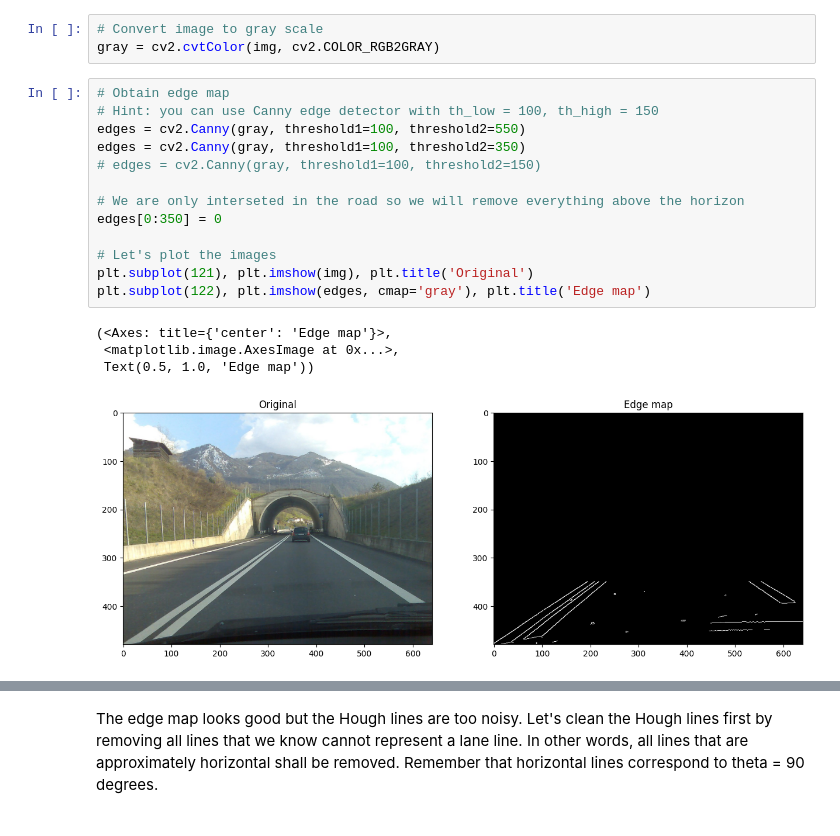
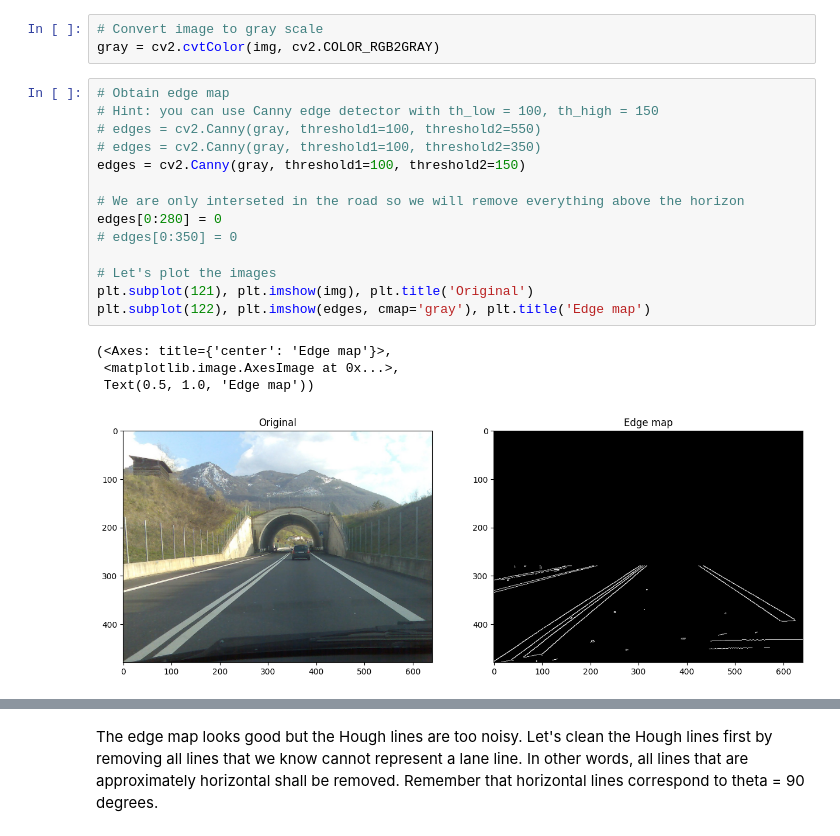
Before and after one commit to KlymentievMaksym/MMROKZ, a Jupyter notebook: Lab4/Lab4.ipynb, the cells around one changed output, grey strips where cells are left out. Cells and saved outputs as stored; diff of their text form.

```diff
--- a/Lab4/Lab4.ipynb
+++ b/Lab4/Lab4.ipynb
@@ -57,21 +60,22 @@ gray = cv2.cvtColor(img, cv2.COLOR_RGB2GRAY)
 # %%
 # Obtain edge map
 # Hint: you can use Canny edge detector with th_low = 100, th_high = 150
-edges = cv2.Canny(gray, threshold1=100, threshold2=550)
-edges = cv2.Canny(gray, threshold1=100, threshold2=350)
-# edges = cv2.Canny(gray, threshold1=100, threshold2=150)
+# edges = cv2.Canny(gray, threshold1=100, threshold2=550)
+# edges = cv2.Canny(gray, threshold1=100, threshold2=350)
+edges = cv2.Canny(gray, threshold1=100, threshold2=150)
 
 # We are only interseted in the road so we will remove everything above the horizon
-edges[0:350] = 0
+edges[0:280] = 0
+# edges[0:350] = 0
 
 # Let's plot the images
 plt.subplot(121), plt.imshow(img), plt.title('Original')
 plt.subplot(122), plt.imshow(edges, cmap='gray'), plt.title('Edge map')
 # %% [output]
 (<Axes: title={'center': 'Edge map'}>,
  <matplotlib.image.AxesImage at 0x...>,
  Text(0.5, 1.0, 'Edge map'))
-[figure, old version]
+[figure, new version]
 # %%
 # Apply Hough transform to parametrize the lines
 # Hint 1: Offset resolution of 2 pixels and slope resolution of 2 degrees work well in this case
```
Also changed, not shown: parts of 6 cells of this notebook.
